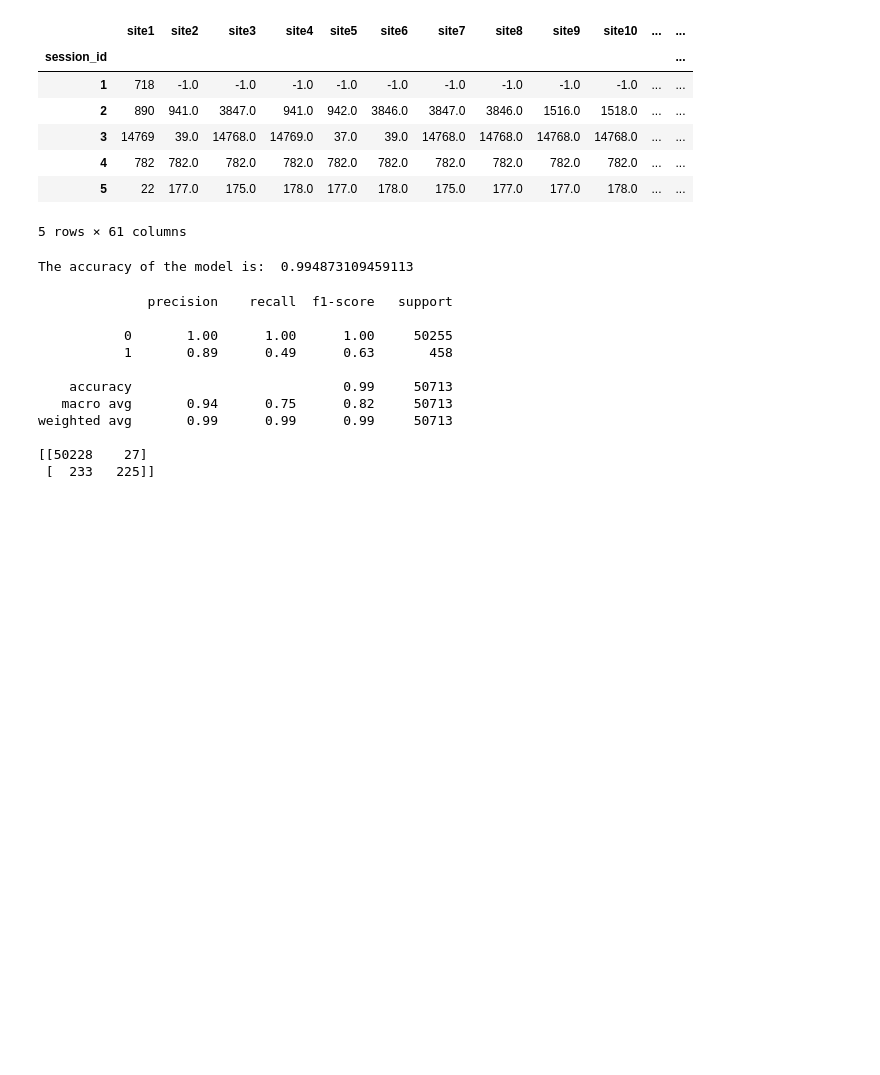
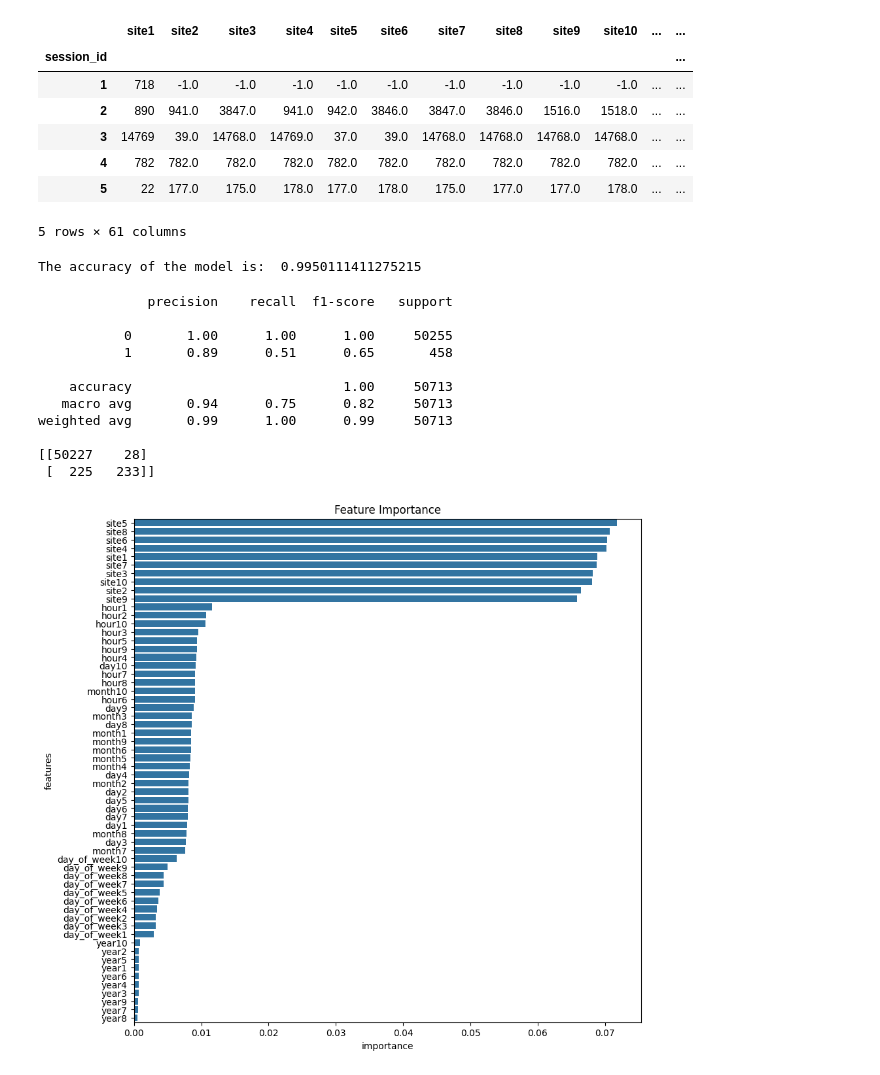
Before and after one commit to globaxman/ML_kaggle, a Jupyter notebook: alice_v1.ipynb, the cells around one changed output. Drawn from its saved outputs; the diff is of its cells as text; code cells hidden in the pictures; blank space fills up the shorter version.

Commit message:
random forest on 1000 trees

```diff
--- a/alice_v1.ipynb
+++ b/alice_v1.ipynb
@@ -4,6 +6,3 @@ from sklearn.linear_model import LogisticRegression
 # %%
 times = ['time%s' % i for i in range(1, 11)]
 sites = ['site%s' % i for i in range(1, 11)]
-# %%
-times = ['time%s' % i for i in range(1, 11)]
-print(times)
@@ -173,7 +170,7 @@ from sklearn.preprocessing import StandardScaler
 
 
 
-model = RandomForestClassifier(n_estimators=100, random_state=42)
+model = RandomForestClassifier(n_estimators=1000, random_state=42)
 
 model.fit(X_train, y_train)
 
@@ -191,7 +188,7 @@ accuracy = accuracy_score(y_test, y_pred)
 
 print("The accuracy of the model is: ", accuracy)
 # %% [output]
-The accuracy of the model is:  0.994873109459113
+The accuracy of the model is:  0.9950111411275215
 # %%
 # The classification report and confusion matrix
 
@@ -204,11 +201,31 @@ print(confusion_matrix(y_test, y_pred))
               precision    recall  f1-score   support
 
            0       1.00      1.00      1.00     50255
-           1       0.89      0.49      0.63       458
+           1       0.89      0.51      0.65       458
 
-    accuracy                           0.99     50713
+    accuracy                           1.00     50713
    macro avg       0.94      0.75      0.82     50713
-weighted avg       0.99      0.99      0.99     50713
+weighted avg       0.99      1.00      0.99     50713
 
-[[50228    27]
- [  233   225]]
+[[50227    28]
+ [  225   233]]
+# %%
+feature_importance = model.feature_importances_
+
+features = X.columns
+
+feature_importance_df = pd.DataFrame({'features': features, 'importance': feature_importance})
+
+feature_importance_df = feature_importance_df.sort_values(by='importance', ascending=False)
+
+
+
+plt.figure(figsize=(10, 10))
+
+sns.barplot(x='importance', y='features', data=feature_importance_df)
+
+plt.title('Feature Importance')
+
+plt.show()
+# %% [output]
+[figure, added]
```
Also changed, not shown: parts of 2 cells of this notebook.
